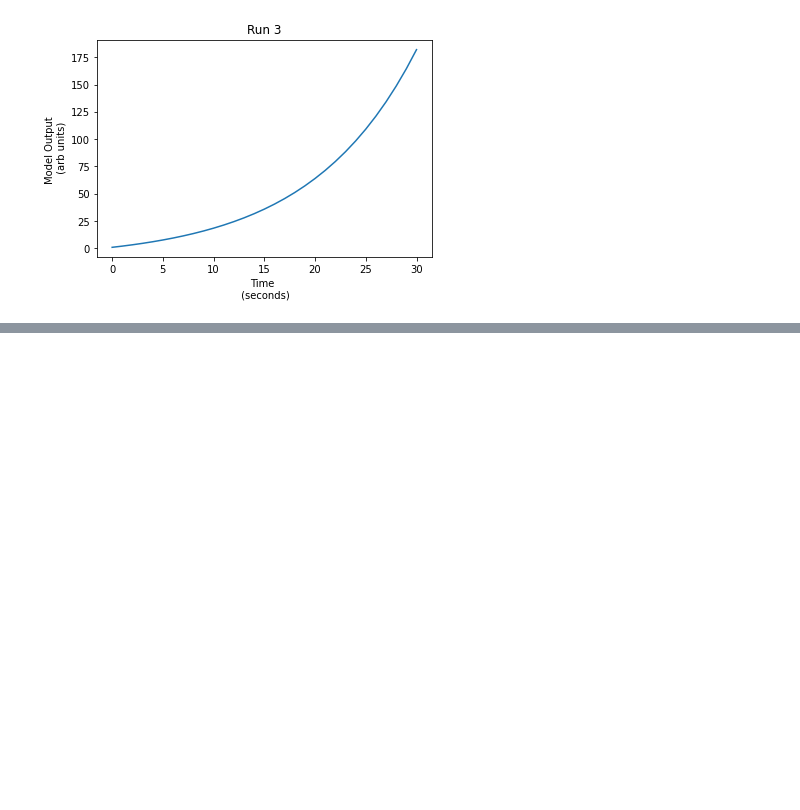
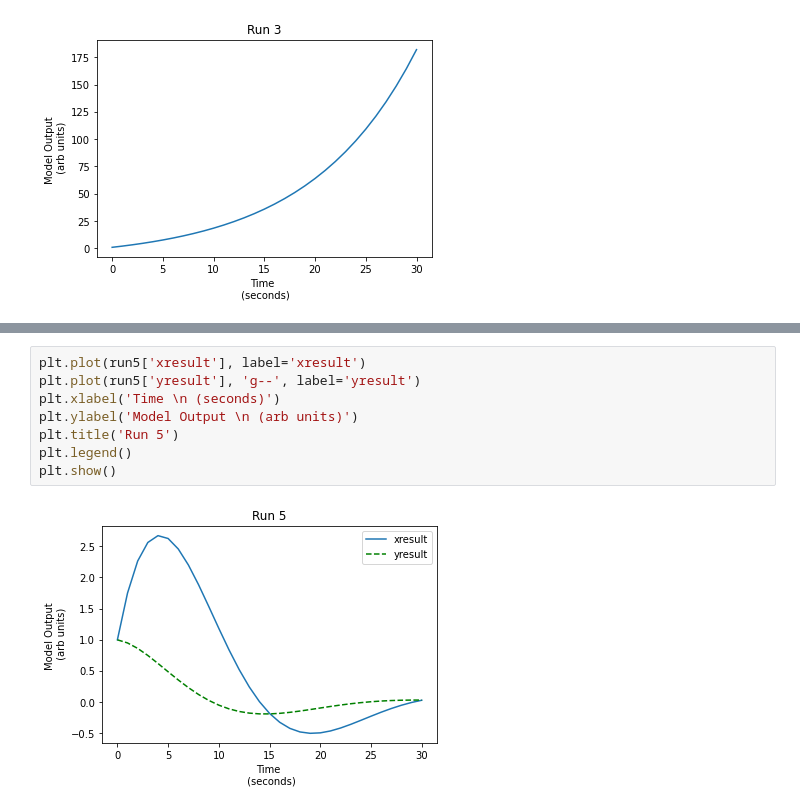
Before and after one commit to grantaguinaldo/ssie, a Jupyter notebook: ssie523/ssie-523-chapter-04-problems.ipynb, the cells around one changed output, grey strips where cells are left out. Drawn from its saved outputs; the diff is of its cells as text; blank space fills up the shorter version.

```diff
--- a/ssie523/ssie-523-chapter-04-problems.ipynb
+++ b/ssie523/ssie-523-chapter-04-problems.ipynb
@@ -96,0 +143,10 @@ plt.show()
+# %%
+plt.plot(run5['xresult'], label='xresult')
+plt.plot(run5['yresult'], 'g--', label='yresult')
+plt.xlabel('Time \n (seconds)')
+plt.ylabel('Model Output \n (arb units)')
+plt.title('Run 5')
+plt.legend()
+plt.show()
+# %% [output]
+[figure, added]
```
Also changed, not shown: parts of 11 cells of this notebook, 2 other files.
